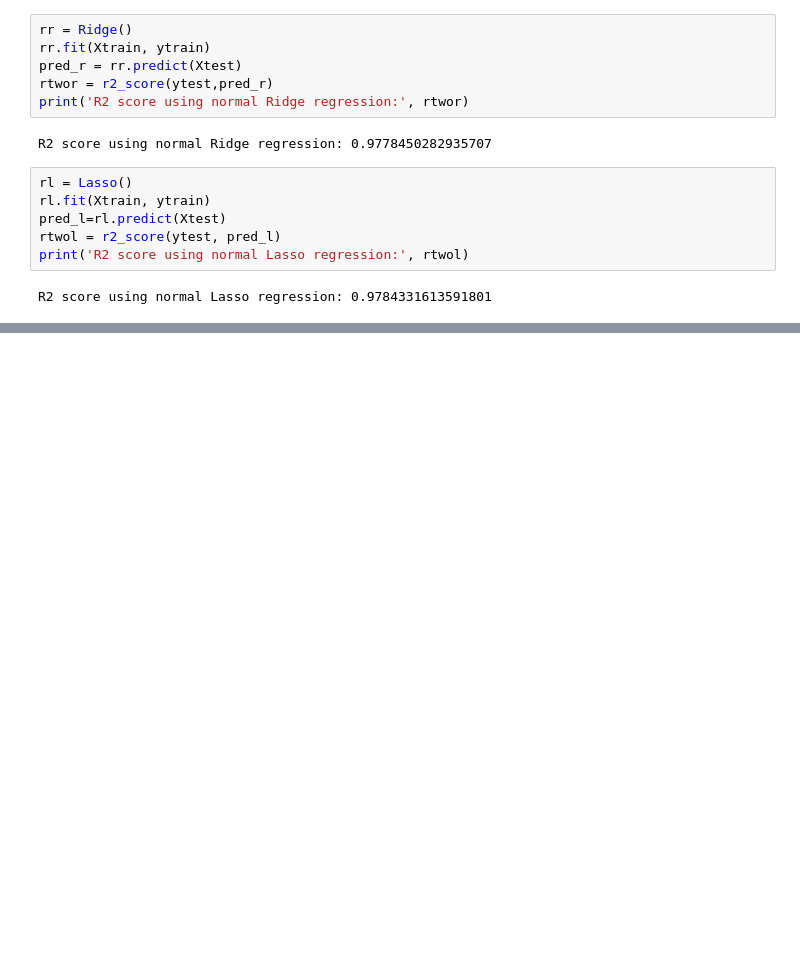
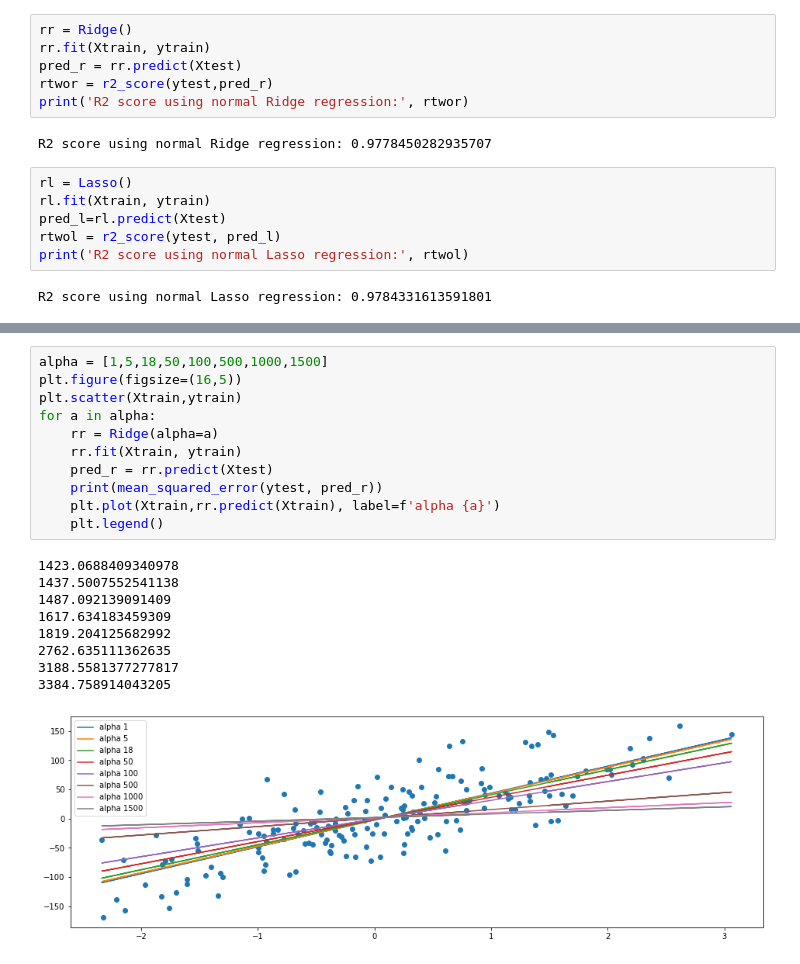
Before and after one commit to Shreejan-git/machine_learning_sklearn, a Jupyter notebook: Regularization_Ridge_lasso.ipynb, the cells around one changed output, grey strips where cells are left out. Cells and saved outputs as stored; diff of their text form; blank space fills up the shorter version.

```diff
--- a/Regularization_Ridge_lasso.ipynb
+++ b/Regularization_Ridge_lasso.ipynb
@@ -51,0 +80,21 @@ R2 score using normal Lasso regression: 0.9784331613591801
+# %%
+alpha = [1,5,18,50,100,500,1000,1500]
+plt.figure(figsize=(16,5))
+plt.scatter(Xtrain,ytrain)
+for a in alpha:
+    rr = Ridge(alpha=a)
+    rr.fit(Xtrain, ytrain)
+    pred_r = rr.predict(Xtest)
+    print(mean_squared_error(ytest, pred_r))
+    plt.plot(Xtrain,rr.predict(Xtrain), label=f'alpha {a}')
+    plt.legend()
+# %% [output]
+1423.0688409340978
+1437.5007552541138
+1487.092139091409
+1617.634183459309
+1819.204125682992
+2762.635111362635
+3188.5581377277817
+3384.758914043205
+[figure, added]
```
Also changed, not shown: parts of 7 cells of this notebook.
